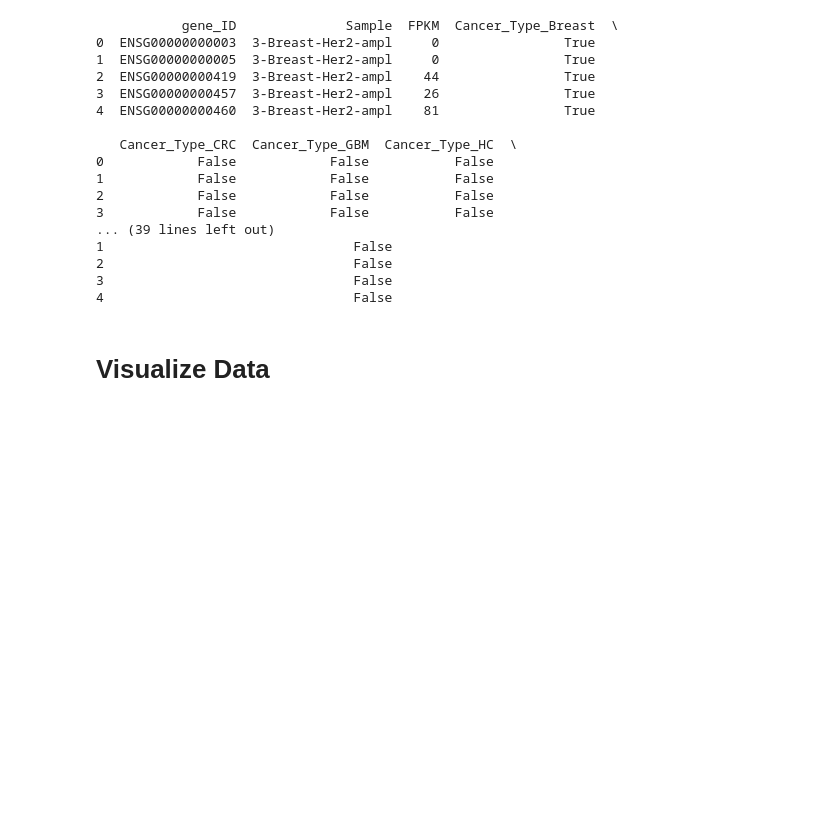
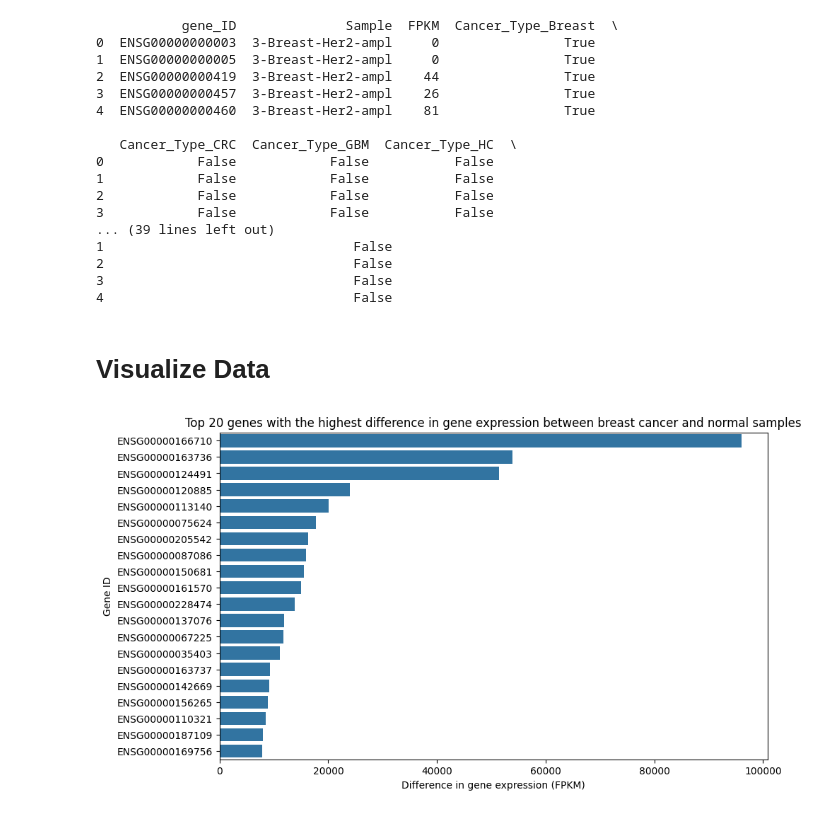
Before and after one commit to Swatkats13/CS506_Final_Project, a Jupyter notebook: data_processing.ipynb, the cells around one changed output. Cells and saved outputs as stored; diff of their text form; code cells hidden in the pictures; blank space fills up the shorter version.

Commit message:
Added some visualization

```diff
--- a/data_processing.ipynb
+++ b/data_processing.ipynb
@@ -154,0 +149,25 @@ healthy_controls = merged_data[(merged_data['Cancer_Type_Normal'] == 1)]
+# %%
+merged_data = pd.read_csv('data/merged_data.csv')
+# Compare the difference in gene expression between breast cancer and normal samples
+# Select the breast cancer and normal samples
+breast_cancer_patients = merged_data[(merged_data['Cancer_Type_Breast'] == 1)]
+healthy_controls = merged_data[(merged_data['Cancer_Type_HC'] == 1)]
+
+# Calculate the mean gene expression for each gene in breast cancer and normal samples
+breast_cancer_mean_expression = breast_cancer_patients.groupby('gene_ID')['FPKM'].mean()
+healthy_controls_mean_expression = healthy_controls.groupby('gene_ID')['FPKM'].mean()
+
+# Calculate the difference in gene expression between breast cancer and normal samples
+gene_expression_difference = breast_cancer_mean_expression - healthy_controls_mean_expression
+# Sort the genes based on the difference in gene expression
+gene_expression_difference = gene_expression_difference.sort_values(ascending=False)
+
+# Plot the 20 genes with the highest difference in gene expression
+plt.figure(figsize=(10, 6))
+sns.barplot(x=gene_expression_difference.head(20).values, y=gene_expression_difference.head(20).index)
+plt.xlabel('Difference in gene expression (FPKM)')
+plt.ylabel('Gene ID')
+plt.title('Top 20 genes with the highest difference in gene expression between breast cancer and normal samples')
+plt.show()
+# %% [output]
+[figure, added]
```
Also changed, not shown: parts of 1 cell of this notebook.
